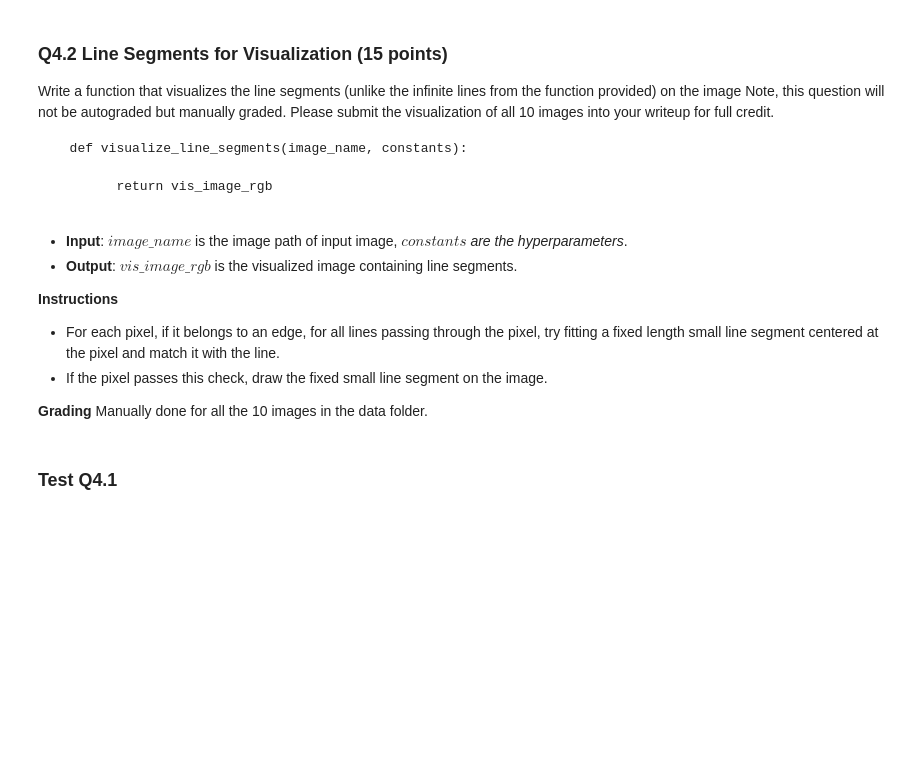
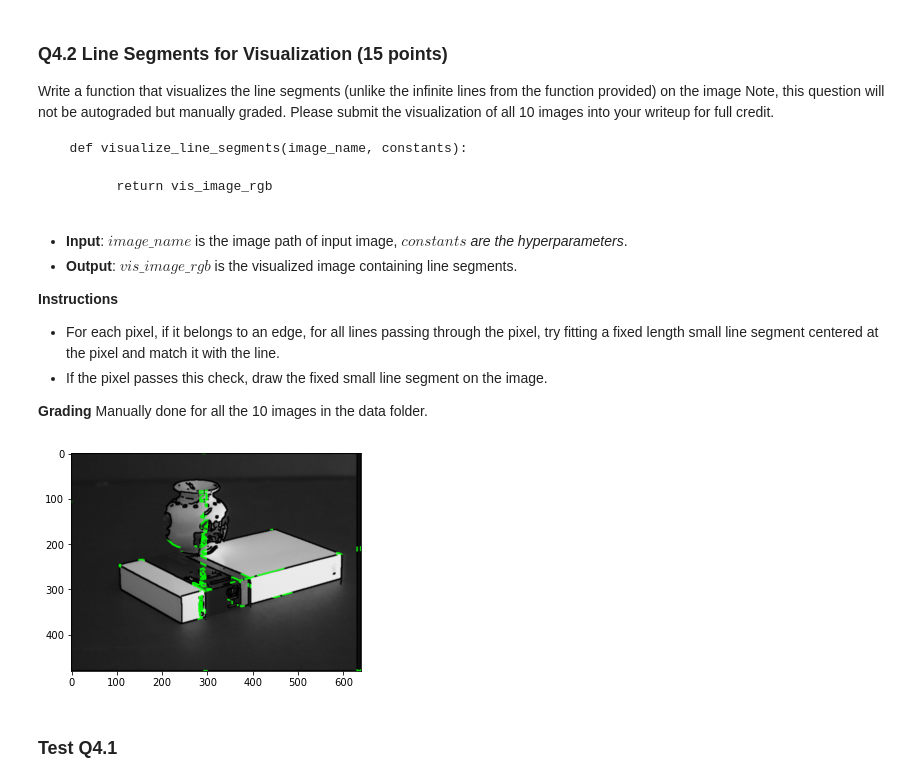
Before and after one commit to FranzEricSchneider/szeliski-algorithms-n-apps, a Jupyter notebook: class/hw1/p4.ipynb, the cells around one changed output. Drawn from its saved outputs; the diff is of its cells as text; code cells hidden in the pictures; blank space fills up the shorter version.

Commit message:
Visualization exists but I dont like it

```diff
--- a/class/hw1/p4.ipynb
+++ b/class/hw1/p4.ipynb
@@ -114,22 +140,50 @@ Note, this question will not be autograded but manually graded. Please submit th
 # %%
 def visualize_line_segments(image_name, constants):
     image_rgb = cv2.cvtColor(cv2.imread(image_name), cv2.COLOR_BGR2RGB)
     image = cv2.cvtColor(image_rgb, cv2.COLOR_RGB2GRAY)
     image_m, image_o, image_x, image_y = edge_detection_nms(image, constants.sigma)
     vis_image_rgb = np.copy(image_rgb)
 
     #--------------hough transform----------------
     H, rho_arr, theta_arr = hough_transform(image_m, constants.thres, constants.rho_res, constants.theta_res)
     H = hough_accumulator_nms(H) # nms on H
     peak_rho_arr, peak_theta_arr = peak_hough_lines(H, rho_arr, theta_arr, constants.num_lines)
 
     # visualize line segments (not infinite lines!)
-    # vis_image_rgb = ?
-
-    # YOUR CODE HERE
-    raise NotImplementedError()
+    empty = np.zeros(image_rgb.shape, dtype=np.uint8)
+    full_lines = infinite_lines(empty, peak_rho_arr, peak_theta_arr)
+    display_mask = cv2.dilate(
+        (image_m > constants.thres).astype(float),
+        cv2.getStructuringElement(cv2.MORPH_RECT, (3, 3)),
+    )
+    display_mask = cv2.GaussianBlur(display_mask, (3, 3), sigmaX=0)
+    vis_image_rgb = apply_rgb_alpha(full_lines, display_mask) + \
+                    apply_rgb_alpha(vis_image_rgb, 1 - display_mask)
 
     return image_rgb, vis_image_rgb
+
+
+def infinite_lines(image_rgb, peak_rho_arr, peak_theta_arr):
+    vis_line_len = 1000
+    vis_image_rgb = np.copy(image_rgb)
+    for (rho, theta) in zip(peak_rho_arr, peak_theta_arr):
+        x0 = rho*np.cos(theta); y0 = rho*np.sin(theta)
+        x1 = int(x0 - vis_line_len*np.sin(theta)); y1 = int(y0 + vis_line_len*np.cos(theta))
+        x2 = int(x0 + vis_line_len*np.sin(theta)); y2 = int(y0 - vis_line_len*np.cos(theta));
+        cv2.line(vis_image_rgb, (x1, y1), (x2, y2), (0, 255, 0), 2)
+    return vis_image_rgb
+
+
+def apply_rgb_alpha(image, alpha):
+    for channel in range(3):
+        image[:, :, channel] = (image[:, :, channel] * alpha).astype(np.uint8)
+    return image
+
+
+image_rgb, vis_image_rgb = visualize_line_segments(image_list[1], constants)
+plt.imshow(vis_image_rgb); plt.show()
+# %% [output]
+[figure, added]
 # %% [markdown]
 ### Test Q4.1
 # %%
```
Also changed, not shown: parts of 1 cell of this notebook.
